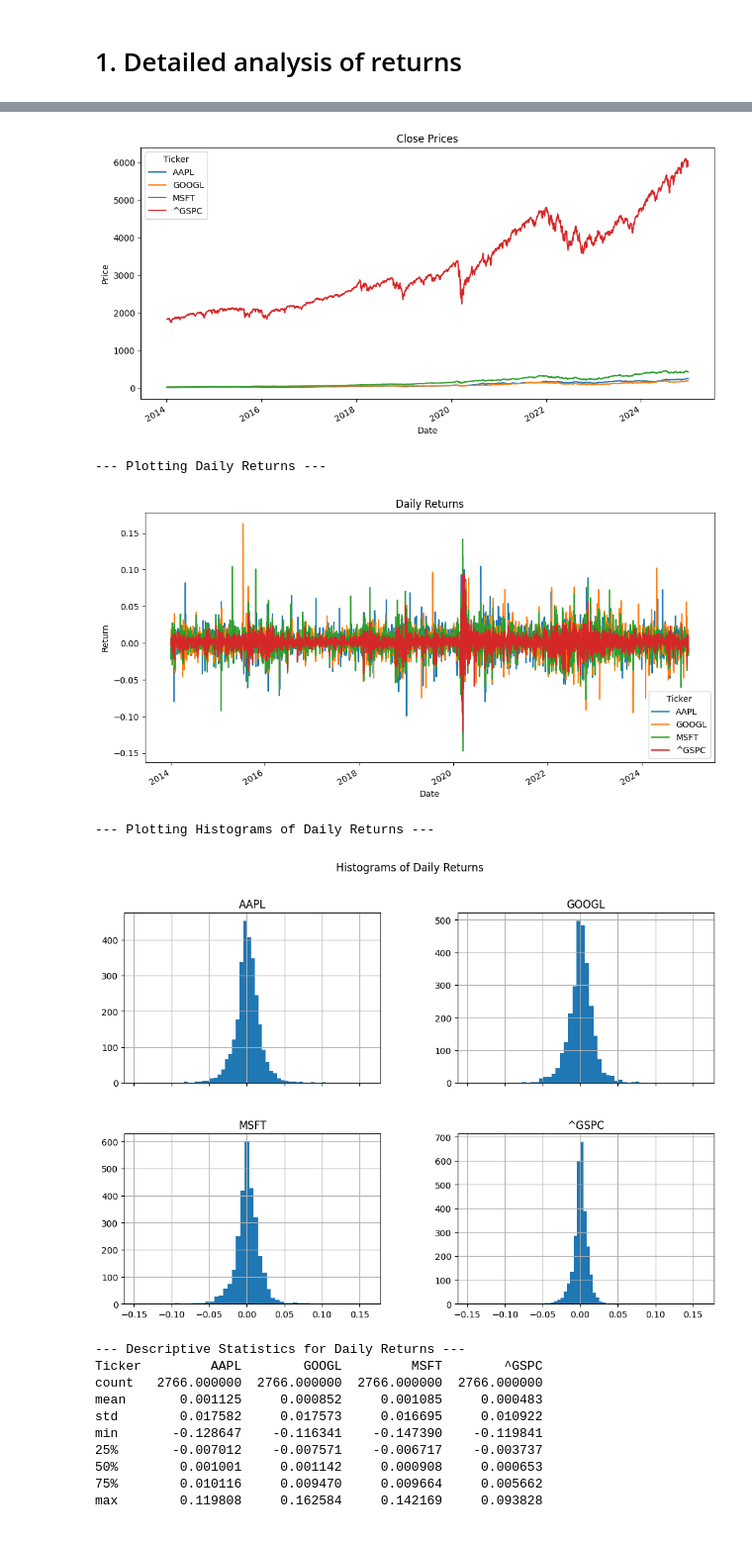
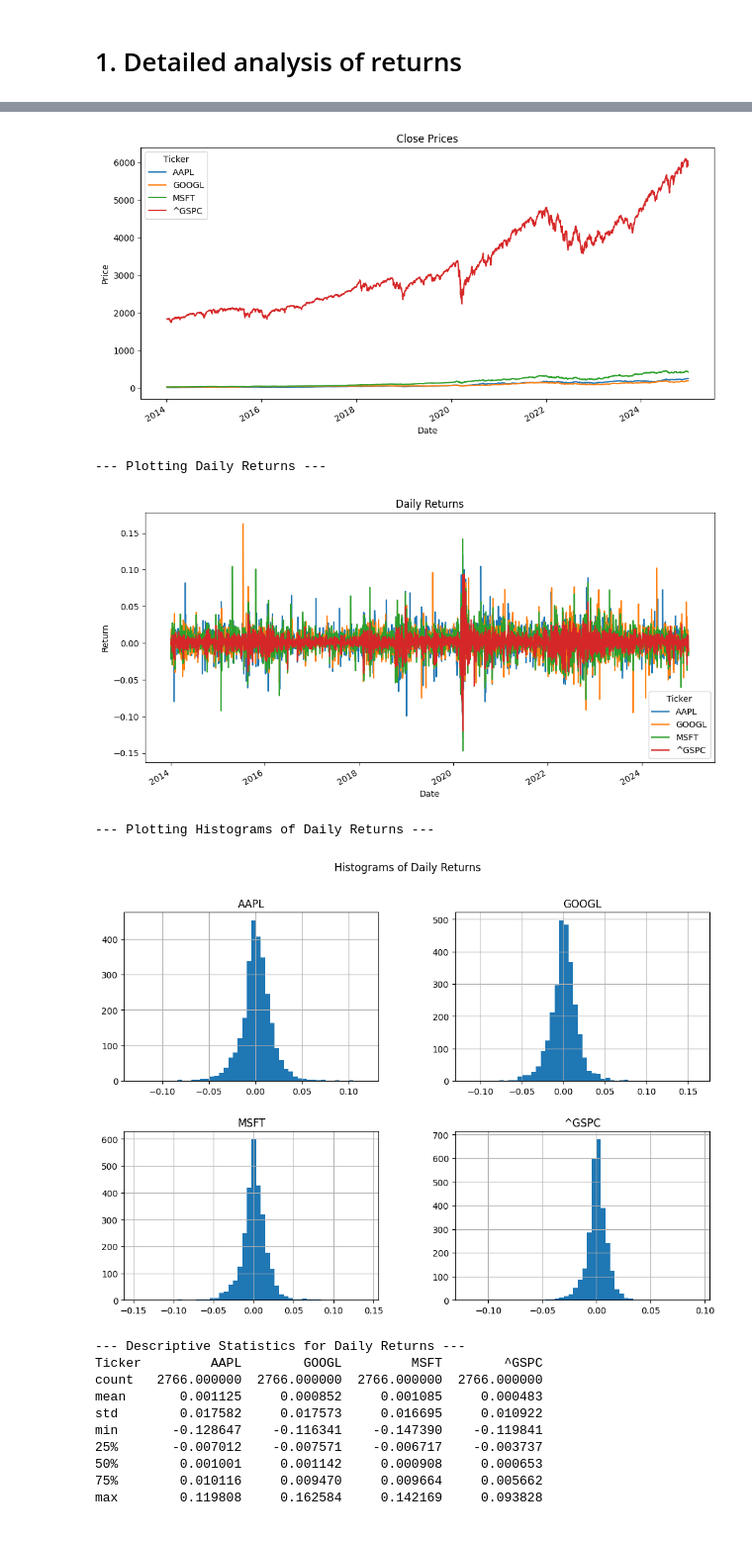
Before and after one commit to GeorgiiSizykh/EDA_of_Tech_Stocks, a Jupyter notebook: Financial_Data_Analysis/data_exploration.ipynb, the cells around one changed output, grey strips where cells are left out. Shown at 99% size. Saved outputs shown, nothing was run; the diff lists cells and outputs as text; code cells hidden in the pictures.

```diff
--- a/Financial_Data_Analysis/data_exploration.ipynb
+++ b/Financial_Data_Analysis/data_exploration.ipynb
@@ -121,30 +121,30 @@ Date
 # %%
 import matplotlib.pyplot as plt
 import seaborn as sns
 
 if not close_data.empty:
     print("\n--- Plotting Close Prices ---")
-    close_data.plot(figsize=(12, 6), title=" Close Prices")
+    close_data.plot(figsize=(12, 6), title="Close Prices", subplots=False) # subplots=True для отдельных графиков
     plt.ylabel("Price")
     plt.show()
 
 if 'daily_returns' in locals() and not daily_returns.empty: # Проверяем, существует ли daily_returns
     print("\n--- Plotting Daily Returns ---")
     daily_returns.plot(figsize=(12, 6), title="Daily Returns", subplots=False) # subplots=True для отдельных графиков
     plt.ylabel("Return")
     plt.show()
 
     print("\n--- Plotting Histograms of Daily Returns ---")
-    daily_returns.hist(bins=50, figsize=(12, 8), sharex=True)
+    daily_returns.hist(bins=50, figsize=(12, 8), sharex=False)
     plt.suptitle("Histograms of Daily Returns")
     plt.show()
 # %% [output]
 --- Plotting Close Prices ---
 [figure]
 --- Plotting Daily Returns ---
 [figure]
 --- Plotting Histograms of Daily Returns ---
-[figure, old version]
+[figure, new version]
 # %%
 if 'daily_returns' in locals() and not daily_returns.empty:
     print("\n--- Descriptive Statistics for Daily Returns ---")
```
